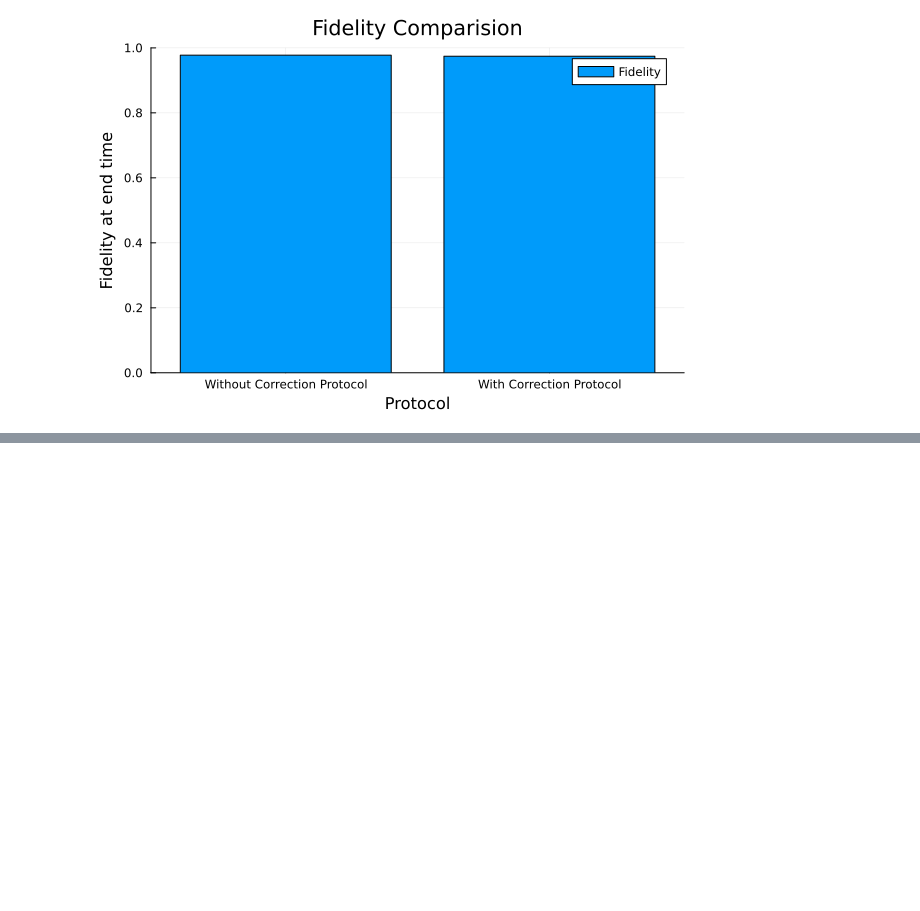
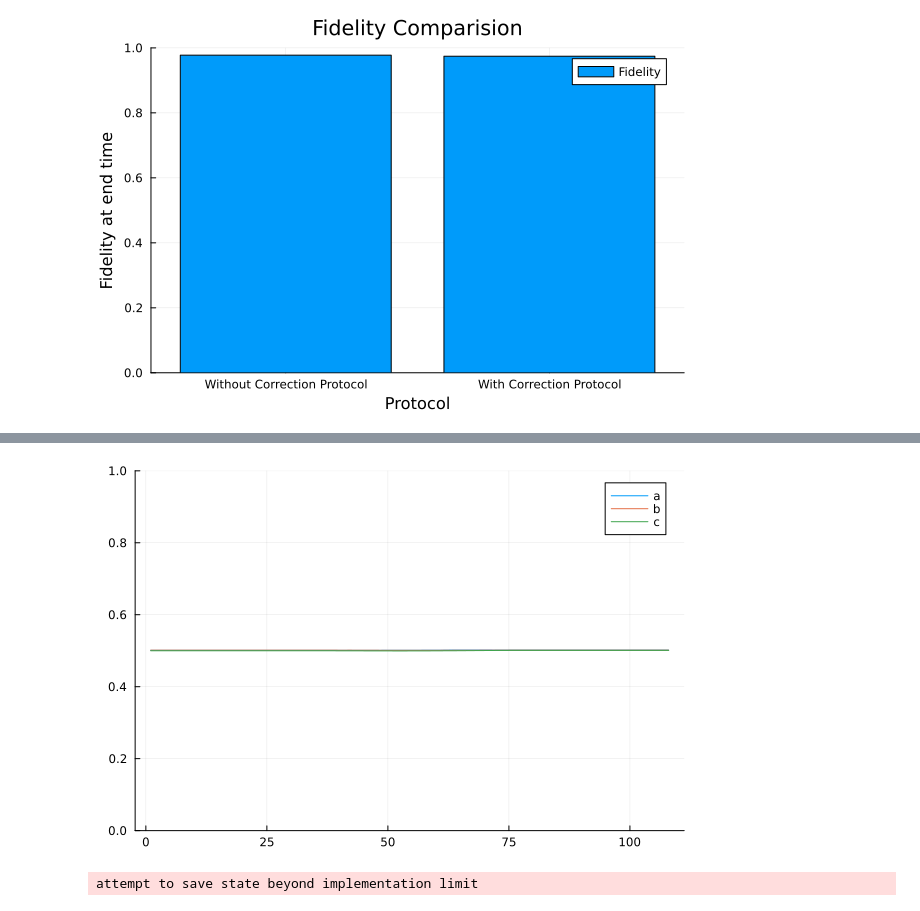
Before and after one commit to Ak-ash22/rydberg_qec, a Jupyter notebook: codework/phaseflip_code/result_analysis.ipynb, the cells around one changed output, grey strips where cells are left out. Drawn from its saved outputs; the diff is of its cells as text; code cells hidden in the pictures; blank space fills up the shorter version.

```diff
--- a/codework/phaseflip_code/result_analysis.ipynb
+++ b/codework/phaseflip_code/result_analysis.ipynb
@@ -74,0 +83,7 @@ avg_fidelity_after_correction
+# %%
+plot(avg_corrected_population_data[:a],ylim=[0,1],label='a')
+plot!(avg_corrected_population_data[:b],label='b')
+plot!(avg_corrected_population_data[:c],label='c')
+# %% [output]
+[figure, added]
+attempt to save state beyond implementation limit
```
Also changed, not shown: parts of 6 cells of this notebook, 2 other files.
